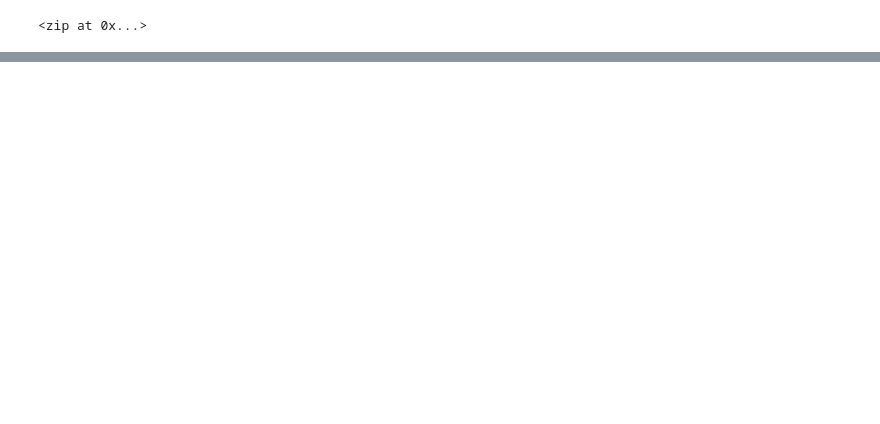
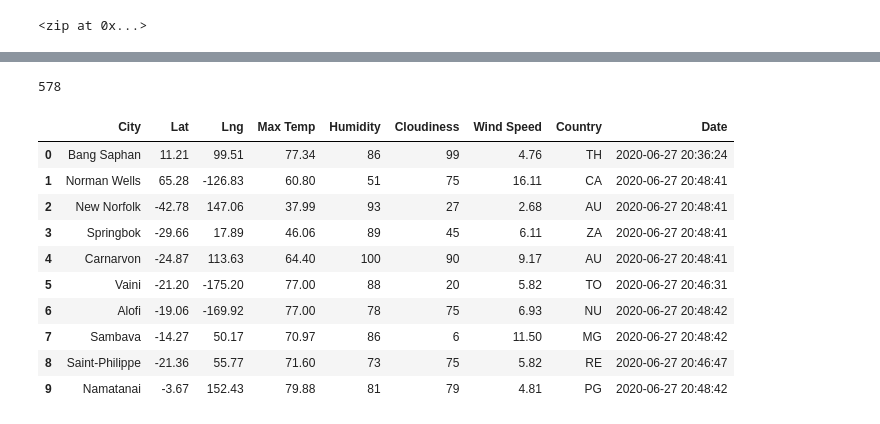
Before and after one commit to 914book/World_Weather_Analysis, a Jupyter notebook: WeatherPy.ipynb, the cells around one changed output, grey strips where cells are left out. Cells and saved outputs as stored; diff of their text form; code cells hidden in the pictures; blank space fills up the shorter version.

Commit message:
weather data

```diff
--- a/WeatherPy.ipynb
+++ b/WeatherPy.ipynb
@@ -54,0 +69,4 @@ len(cities)
+# %%
+# Create an endpoint URL for a city.
+city_url = url + "&q=" + "Boston"
+print(city_url)
@@ -54,0 +75,4 @@ len(cities)
+# %%
+# Make a 'Get' request for the city weather.
+city_weather = requests.get(city_url)
+city_weather
@@ -54,0 +81,10 @@ len(cities)
+# %%
+# Create an empty list to hold the weather data.
+city_data = []
+# Print the beginning of the logging.
+print("Beginning Data Retrieval     ")
+print("-----------------------------")
+
+# Create counters.
+record_count = 1
+set_count = 1
@@ -54,0 +94,10 @@ len(cities)
+# %%
+# Loop through all the cities in our list.
+for i in range(len(cities)):
+
+    # Group cities in sets of 50 for logging purposes.
+    if (i % 50 == 0 and i >= 50):
+        set_count += 1
+        record_count = 1
+    # Create endpoint URL with each city.
+    city_url = url + "&q=" + "i"
@@ -54,0 +171,20 @@ len(cities)
+# %%
+len(city_data)
+# %% [output]
+578
+# %%
+# Convert the array of dictionaries to a Pandas DataFrame.
+city_data_df = pd.DataFrame(city_data)
+city_data_df.head(10)
+# %% [output]
+|  | City | Lat | Lng | Max Temp | Humidity | Cloudiness | Wind Speed | Country | Date |
+| 0 | Bang Saphan | 11.21 | 99.51 | 77.34 | 86 | 99 | 4.76 | TH | 2020-06-27 20:36:24 |
+| 1 | Norman Wells | 65.28 | -126.83 | 60.80 | 51 | 75 | 16.11 | CA | 2020-06-27 20:48:41 |
+| 2 | New Norfolk | -42.78 | 147.06 | 37.99 | 93 | 27 | 2.68 | AU | 2020-06-27 20:48:41 |
+| 3 | Springbok | -29.66 | 17.89 | 46.06 | 89 | 45 | 6.11 | ZA | 2020-06-27 20:48:41 |
+| 4 | Carnarvon | -24.87 | 113.63 | 64.40 | 100 | 90 | 9.17 | AU | 2020-06-27 20:48:41 |
+| 5 | Vaini | -21.20 | -175.20 | 77.00 | 88 | 20 | 5.82 | TO | 2020-06-27 20:46:31 |
+| 6 | Alofi | -19.06 | -169.92 | 77.00 | 78 | 75 | 6.93 | NU | 2020-06-27 20:48:42 |
+| 7 | Sambava | -14.27 | 50.17 | 70.97 | 86 | 6 | 11.50 | MG | 2020-06-27 20:48:42 |
+| 8 | Saint-Philippe | -21.36 | 55.77 | 71.60 | 73 | 75 | 5.82 | RE | 2020-06-27 20:46:47 |
+| 9 | Namatanai | -3.67 | 152.43 | 79.88 | 81 | 79 | 4.81 | PG | 2020-06-27 20:48:42 |
```
Also changed, not shown: parts of 11 cells of this notebook, 3 other files.
